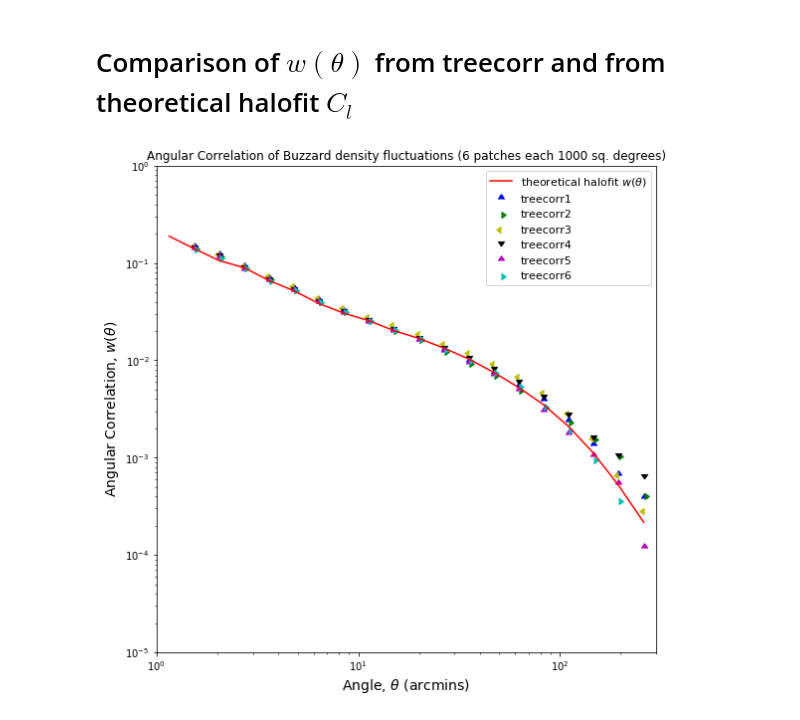
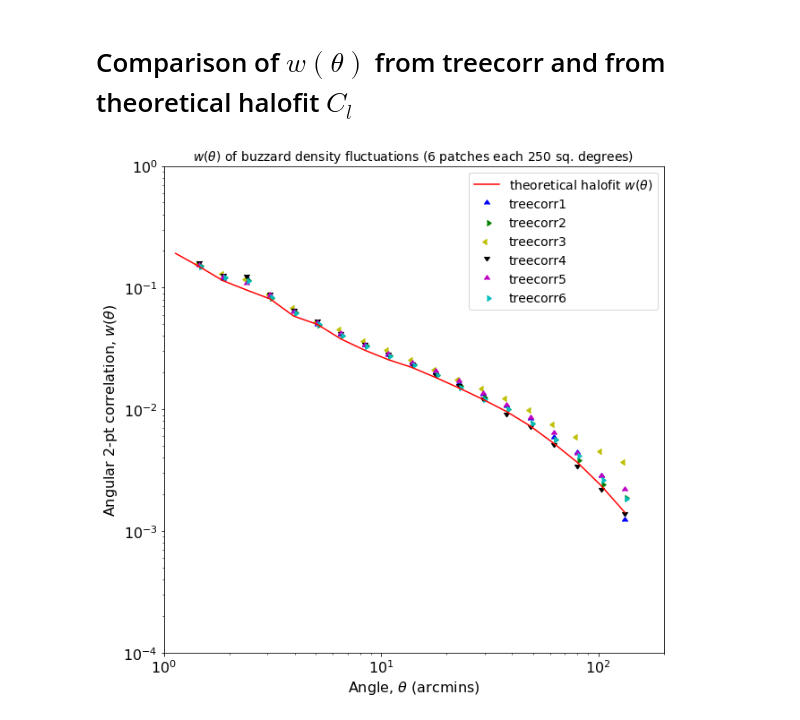
Before and after one commit to anikhalder/Integrated_Bispectrum, a Jupyter notebook: power_spectrum_buzzard/power_spectrum_buzzard_different_patches.ipynb, the cells around one changed output. Cells and saved outputs as stored; diff of their text form; code cells hidden in the pictures.

Commit message:
Update Buzzard power spectrum plots and scripts

```diff
--- a/power_spectrum_buzzard/power_spectrum_buzzard_different_patches.ipynb
+++ b/power_spectrum_buzzard/power_spectrum_buzzard_different_patches.ipynb
@@ -15,7 +15,7 @@ import treecorr
 def calculate_patch_radius(patch_area_sq_degrees):
     return np.arccos(1-patch_area_sq_degrees*np.pi/(2*180*180))
 
-sq_degrees = 1000
+sq_degrees = 250
 
 patch_radius = calculate_patch_radius(sq_degrees)
 # %% [markdown]
@@ -411,38 +418,39 @@ theta_treecorr2 = np.loadtxt('./buzzard_output/different_patches/treecorr_angula
 w_treecorr2 = np.loadtxt('./buzzard_output/different_patches/treecorr_angular_correlation_buzzard_patch_2.txt', usecols=(1)) # w(theta)
 
 theta_treecorr3 = np.loadtxt('./buzzard_output/different_patches/treecorr_angular_correlation_buzzard_patch_3.txt', usecols=(0)) # in arcmins
 w_treecorr3 = np.loadtxt('./buzzard_output/different_patches/treecorr_angular_correlation_buzzard_patch_3.txt', usecols=(1)) # w(theta)
 
 theta_treecorr4 = np.loadtxt('./buzzard_output/different_patches/treecorr_angular_correlation_buzzard_patch_4.txt', usecols=(0)) # in arcmins
 w_treecorr4 = np.loadtxt('./buzzard_output/different_patches/treecorr_angular_correlation_buzzard_patch_4.txt', usecols=(1)) # w(theta)
 
 theta_treecorr5 = np.loadtxt('./buzzard_output/different_patches/treecorr_angular_correlation_buzzard_patch_5.txt', usecols=(0)) # in arcmins
 w_treecorr5 = np.loadtxt('./buzzard_output/different_patches/treecorr_angular_correlation_buzzard_patch_5.txt', usecols=(1)) # w(theta)
 
 theta_treecorr6 = np.loadtxt('./buzzard_output/different_patches/treecorr_angular_correlation_buzzard_patch_6.txt', usecols=(0)) # in arcmins
 w_treecorr6 = np.loadtxt('./buzzard_output/different_patches/treecorr_angular_correlation_buzzard_patch_6.txt', usecols=(1)) # w(theta)
 
 theta_theoretical = (theta_treecorr1+theta_treecorr2+theta_treecorr3+
                      theta_treecorr4+theta_treecorr5+theta_treecorr6) / 6
 
-plt.figure(figsize=(9,9))
+plt.figure(figsize=(10,10))
 plt.scatter(theta_treecorr1,w_treecorr1, c='b', marker=10, label='treecorr1')
 plt.scatter(theta_treecorr2,w_treecorr2, c='g', marker=9, label='treecorr2')
 plt.scatter(theta_treecorr3,w_treecorr3, c='y', marker=8, label='treecorr3')
 plt.scatter(theta_treecorr4,w_treecorr4, c='k', marker=7, label='treecorr4')
 plt.scatter(theta_treecorr5,w_treecorr5, c='m', marker=10, label='treecorr5')
 plt.scatter(theta_treecorr6,w_treecorr6, c='c', marker=9, label='treecorr6')
 plt.plot(theta_theoretical, w_theta(theta_theoretical/60*np.pi/180), c='r', label='theoretical halofit $w(θ)$')
-plt.xlim(1,300)
-plt.ylim(1e-5, 1)
+plt.xlim(1,200)
+plt.ylim(1e-4, 1)
 plt.xscale('log')
 plt.yscale('log')
-plt.xlabel('Angle, $θ$ (arcmins)', fontsize=14)
-plt.ylabel('Angular Correlation, $w(θ)$', fontsize=14)
-plt.title('Angular Correlation of Buzzard density fluctuations (6 patches each '+str(sq_degrees)+' sq. degrees)')
-plt.legend(loc='best', fontsize=11)
+plt.xlabel('Angle, $θ$ (arcmins)', fontsize=16)
+plt.ylabel('Angular 2-pt correlation, $w(θ)$', fontsize=16)
+plt.tick_params(labelsize=16)
+plt.title('$w(\\theta)$ of buzzard density fluctuations (6 patches each '+str(sq_degrees)+' sq. degrees)', fontsize=14)
+plt.legend(loc='best', fontsize=14)
 plt.savefig('./buzzard_output/plot_output/treecorr_and_theoretical_angular_correlation_buzzard_different_patches.pdf')
 
 # We can see the (cosmic variance) in the large scales i.e. small l --> more uncertainty (see Dodelson)
 # %% [output]
-[figure, old version]
+[figure, new version]
```
Also changed, not shown: parts of 13 cells of this notebook, 26 other files.
